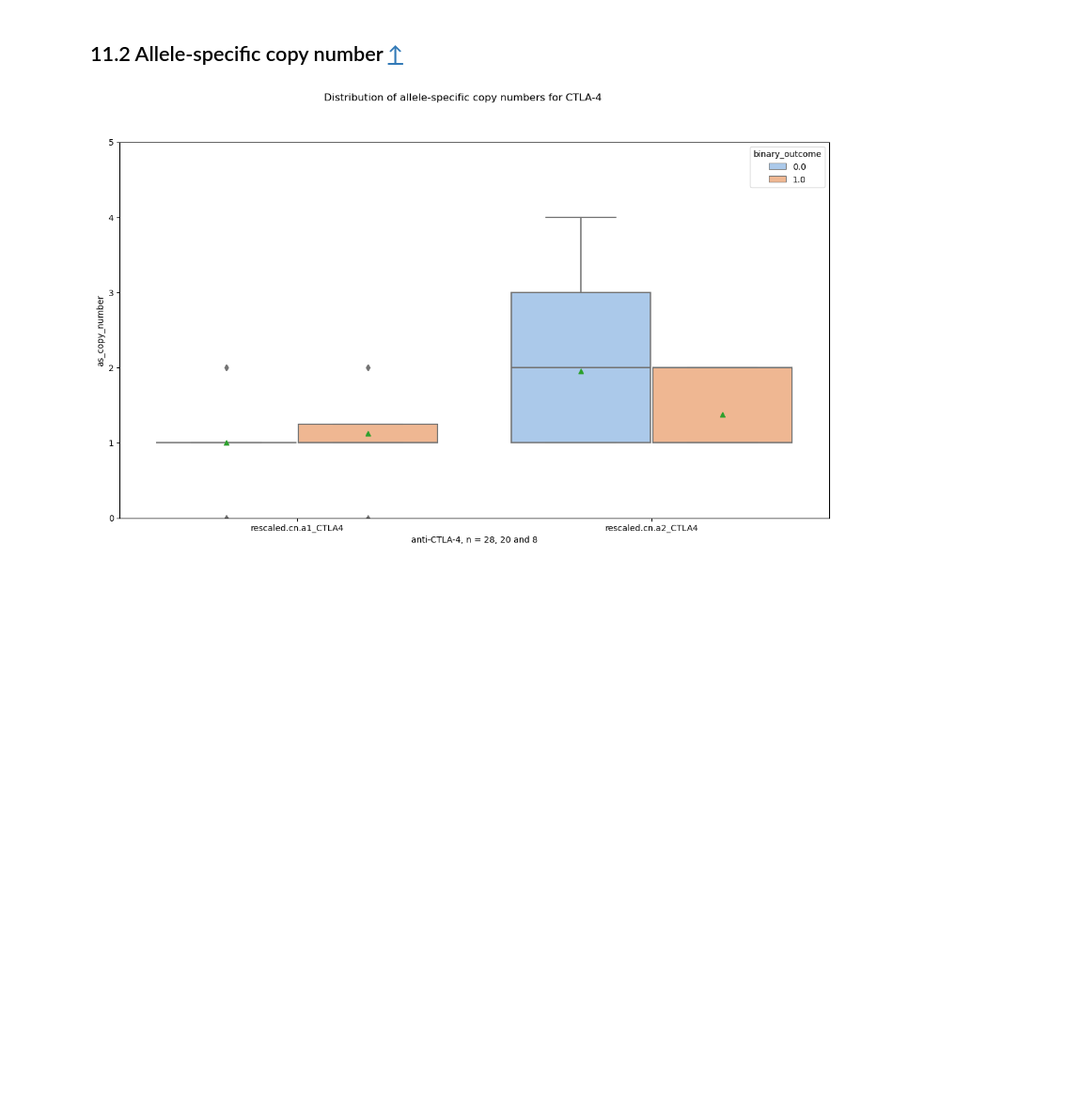
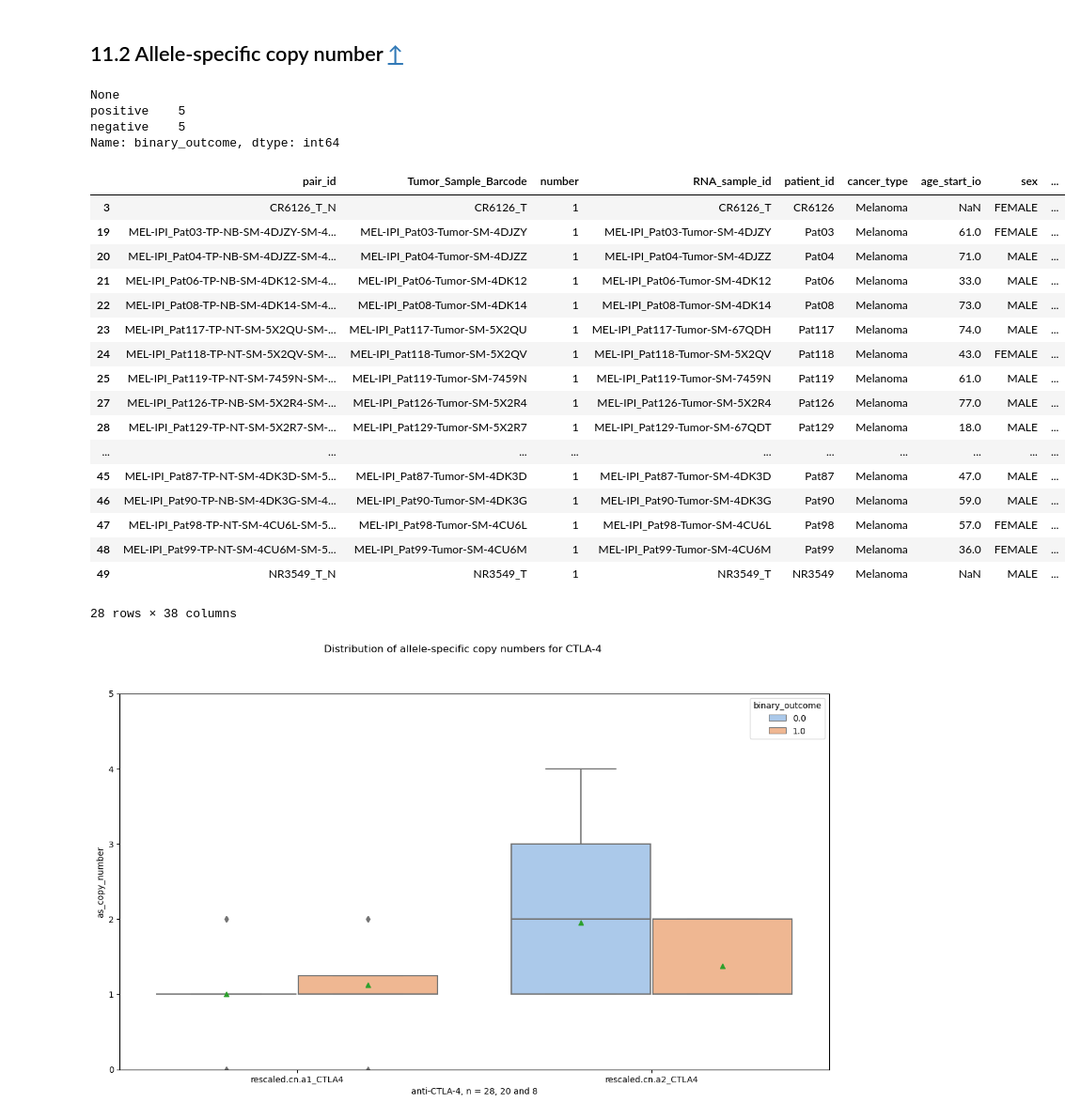
Before and after one commit to davidborer/master-thesis-project, a Jupyter notebook: analysis.ipynb, the cells around one changed output. Shown at 94% size. Cells and saved outputs as stored; diff of their text form; code cells hidden in the pictures; blank space fills up the shorter version.

```diff
--- a/analysis.ipynb
+++ b/analysis.ipynb
@@ -5678,6 +5882,64 @@ for col in columns:
 IO_CTLA4 = IO[IO['drug_type']=='anti-CTLA-4']  # 28 samples
 IO_PD = IO[IO['drug_type']=='anti-PD-1/anti-PD-L1']  # 10 samples
 IO_both = IO[IO['drug_type']=='anti-CTLA-4 + anti-PD-1/PD-L1']  # 6 samples
+# %%
+df = IO_PD.copy()
+
+minor = 'rescaled.cn.a1_PDCD1'
+major = 'rescaled.cn.a2_PDCD1'
+
+df[minor] = df[minor].astype(int)
+df[major] = df[major].astype(int)
+df['binary_outcome'].astype(int)
+df['binary_outcome'] = df['binary_outcome'].map({1: 'positive', 0: 'negative'})
+
+df.insert(2,'number',1)
+df_counted = grouper(df, 'binary_outcome', minor, major, 'number')
+
+
+from plotnine import *
+
+p = (ggplot(df_counted, aes(x=major, y=minor, size='number', color='binary_outcome'))
+     + geom_point(alpha=0.5)
+     + labs(x='Major copy number (PD-1)', y='Minor copy number (PD-1)', size='number', color='response (RECIST)',
+            title='Allele-specific copy numbers for anti-PD-L1/PD-1 samples')
+     + theme_matplotlib()
+     + theme(figure_size=(5,5))
+     + scale_size_continuous(breaks=[1, 2,5, 10], range = (2, 16), name='number of samples')
+     + scale_color_manual(values={'positive': 'red', 'negative': 'blue'})
+     + scale_x_continuous(breaks=[0,1,2,3,4,5,6,7], minor_breaks=None, expand=(0.1,0))
+     + scale_y_continuous(breaks=[0,1,2,3,4,5,6,7], minor_breaks=None)
+
+)\
+.save(pictures+"bubbleplot_IO_PDCD1.png", dpi=500)
+print(p)
+print(df['binary_outcome'].value_counts())
+# %% [output]
+None
+positive    5
+negative    5
+Name: binary_outcome, dtype: int64
+# %%
+df
+# %% [output]
+|  | pair_id | Tumor_Sample_Barcode | number | RNA_sample_id | patient_id | cancer_type | age_start_io | sex | ... |
+| 3 | CR6126_T_N | CR6126_T | 1 | CR6126_T | CR6126 | Melanoma | NaN | FEMALE | ... |
+| 19 | MEL-IPI_Pat03-TP-NB-SM-4DJZY-SM-4... | MEL-IPI_Pat03-Tumor-SM-4DJZY | 1 | MEL-IPI_Pat03-Tumor-SM-4DJZY | Pat03 | Melanoma | 61.0 | FEMALE | ... |
+| 20 | MEL-IPI_Pat04-TP-NB-SM-4DJZZ-SM-4... | MEL-IPI_Pat04-Tumor-SM-4DJZZ | 1 | MEL-IPI_Pat04-Tumor-SM-4DJZZ | Pat04 | Melanoma | 71.0 | MALE | ... |
+| 21 | MEL-IPI_Pat06-TP-NB-SM-4DK12-SM-4... | MEL-IPI_Pat06-Tumor-SM-4DK12 | 1 | MEL-IPI_Pat06-Tumor-SM-4DK12 | Pat06 | Melanoma | 33.0 | MALE | ... |
+| 22 | MEL-IPI_Pat08-TP-NB-SM-4DK14-SM-4... | MEL-IPI_Pat08-Tumor-SM-4DK14 | 1 | MEL-IPI_Pat08-Tumor-SM-4DK14 | Pat08 | Melanoma | 73.0 | MALE | ... |
+| 23 | MEL-IPI_Pat117-TP-NT-SM-5X2QU-SM-... | MEL-IPI_Pat117-Tumor-SM-5X2QU | 1 | MEL-IPI_Pat117-Tumor-SM-67QDH | Pat117 | Melanoma | 74.0 | MALE | ... |
+| 24 | MEL-IPI_Pat118-TP-NT-SM-5X2QV-SM-... | MEL-IPI_Pat118-Tumor-SM-5X2QV | 1 | MEL-IPI_Pat118-Tumor-SM-5X2QV | Pat118 | Melanoma | 43.0 | FEMALE | ... |
+| 25 | MEL-IPI_Pat119-TP-NT-SM-7459N-SM-... | MEL-IPI_Pat119-Tumor-SM-7459N | 1 | MEL-IPI_Pat119-Tumor-SM-7459N | Pat119 | Melanoma | 61.0 | MALE | ... |
+| 27 | MEL-IPI_Pat126-TP-NB-SM-5X2R4-SM-... | MEL-IPI_Pat126-Tumor-SM-5X2R4 | 1 | MEL-IPI_Pat126-Tumor-SM-5X2R4 | Pat126 | Melanoma | 77.0 | MALE | ... |
+| 28 | MEL-IPI_Pat129-TP-NT-SM-5X2R7-SM-... | MEL-IPI_Pat129-Tumor-SM-5X2R7 | 1 | MEL-IPI_Pat129-Tumor-SM-67QDT | Pat129 | Melanoma | 18.0 | MALE | ... |
+| ... | ... | ... | ... | ... | ... | ... | ... | ... | ... |
+| 45 | MEL-IPI_Pat87-TP-NT-SM-4DK3D-SM-5... | MEL-IPI_Pat87-Tumor-SM-4DK3D | 1 | MEL-IPI_Pat87-Tumor-SM-4DK3D | Pat87 | Melanoma | 47.0 | MALE | ... |
+| 46 | MEL-IPI_Pat90-TP-NB-SM-4DK3G-SM-4... | MEL-IPI_Pat90-Tumor-SM-4DK3G | 1 | MEL-IPI_Pat90-Tumor-SM-4DK3G | Pat90 | Melanoma | 59.0 | MALE | ... |
+| 47 | MEL-IPI_Pat98-TP-NT-SM-4CU6L-SM-5... | MEL-IPI_Pat98-Tumor-SM-4CU6L | 1 | MEL-IPI_Pat98-Tumor-SM-4CU6L | Pat98 | Melanoma | 57.0 | FEMALE | ... |
+| 48 | MEL-IPI_Pat99-TP-NT-SM-4CU6M-SM-5... | MEL-IPI_Pat99-Tumor-SM-4CU6M | 1 | MEL-IPI_Pat99-Tumor-SM-4CU6M | Pat99 | Melanoma | 36.0 | FEMALE | ... |
+| 49 | NR3549_T_N | NR3549_T | 1 | NR3549_T | NR3549 | Melanoma | NaN | MALE | ... |
+28 rows × 38 columns
 # %%
 # distribution of allele-specific copy numbers
 
```
Also changed, not shown: parts of 14 cells of this notebook.
